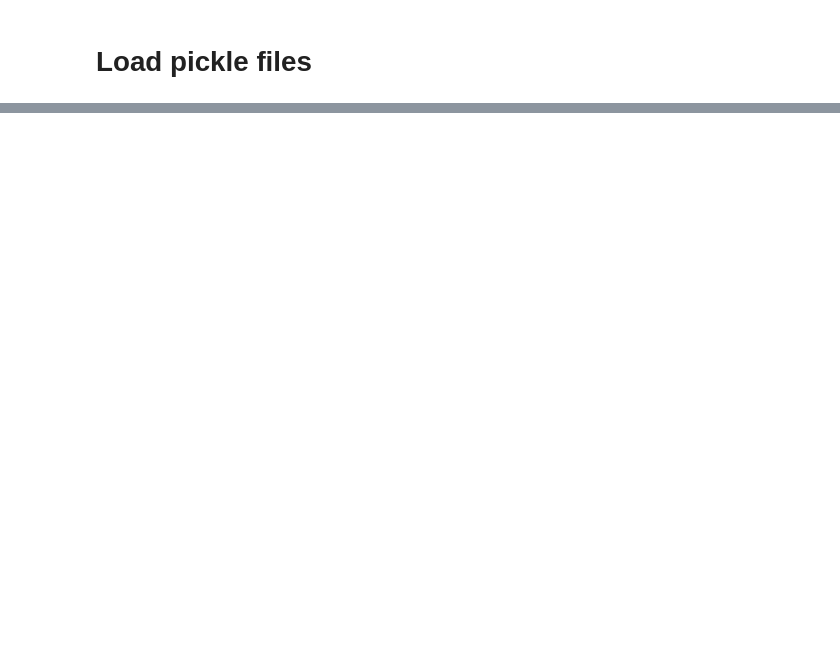
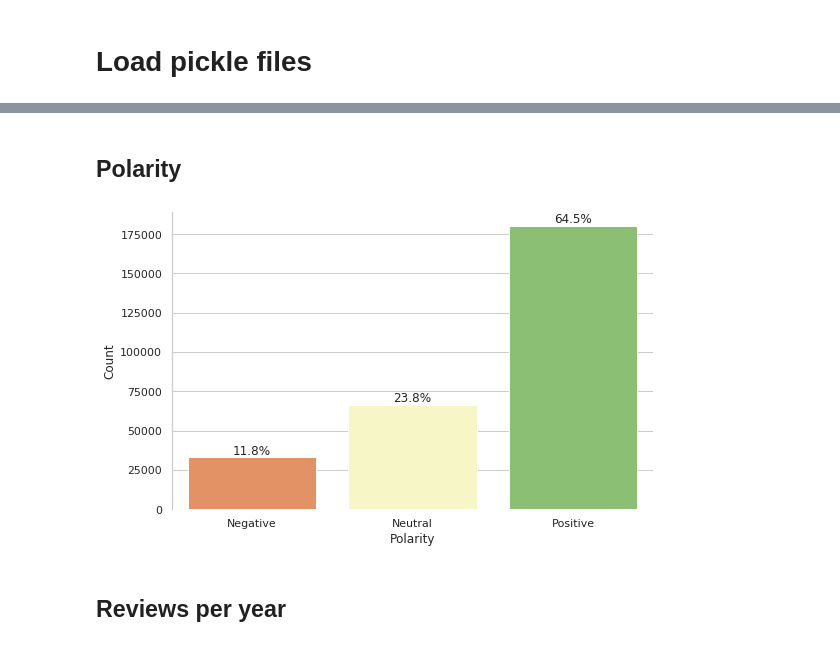
Before and after one commit to TheophileBlard/french-sentiment-analysis-with-bert, a Jupyter notebook: allocine_dataset/create_allocine_dataset.ipynb, the cells around one changed output, grey strips where cells are left out. Drawn from its saved outputs; the diff is of its cells as text; code cells hidden in the pictures; blank space fills up the shorter version.

Commit message:
worked on notebook for data exploration and creation of dataset

```diff
--- a/allocine_dataset/create_allocine_dataset.ipynb
+++ b/allocine_dataset/create_allocine_dataset.ipynb
@@ -47,0 +62,6 @@ Il y a aussi d’impressionnantes séquences d'action; dont une (les héros pour
+# %%
+# Pickle files are not loaded in order
+# We sort the dataframe by film id
+# TODO => don't do that. Sort path at the loading part so we don't have to do this
+allocine_df = allocine_df.sort_values("film-id")
+allocine_df = allocine_df.reset_index(drop=True)
@@ -47,0 +100,2 @@ Il y a aussi d’impressionnantes séquences d'action; dont une (les héros pour
+# %%
+sns.set(style="whitegrid")
@@ -47,0 +122,41 @@ Il y a aussi d’impressionnantes séquences d'action; dont une (les héros pour
+# %% [markdown]
+## Polarity
+# %%
+def find_polarity(row):
+    if row['rating'] <= 2.0:
+        return -1
+    elif row['rating'] >= 4.0:
+        return 1
+    else:
+        return 0
+
+allocine_df['polarity'] = allocine_df.apply(lambda row : find_polarity(row), axis=1)
+# %%
+plt.figure(figsize=(8,5))
+
+goodbad_palette = sns.color_palette("RdYlGn_r", n_colors=3)
+goodbad_palette.reverse()
+
+ax = sns.countplot(data=allocine_df, x='polarity', palette=goodbad_palette)
+ax.set(xlabel='Polarity', ylabel='Count')
+ax.set_xticklabels(['Negative', 'Neutral', 'Positive'])
+
+# Frenquencies
+ncount = len(allocine_df)
+for p in ax.patches:
+    x=p.get_bbox().get_points()[:,0]
+    y=p.get_bbox().get_points()[1,1]
+    ax.annotate('{:.1f}%'.format(100.*y/ncount), (x.mean(), y),
+            ha='center', va='bottom') # set the alignment of the text
+
+# Finalize the plot
+sns.despine(bottom=True)
+plt.tight_layout(h_pad=2)
+
+# Saving plot
+fig = ax.get_figure()
+fig.savefig('img/polarity_frequency.png', dpi=400)
+# %% [output]
+[figure, added]
+# %% [markdown]
+## Reviews per year
```
Also changed, not shown: parts of 45 cells of this notebook, 7 other files.
